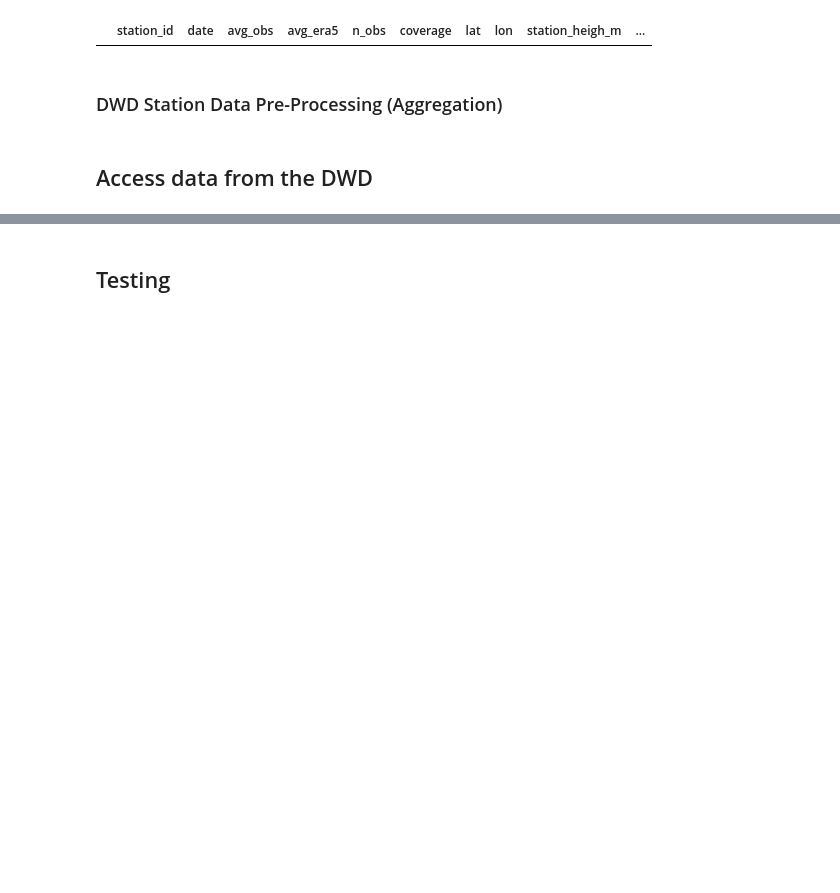
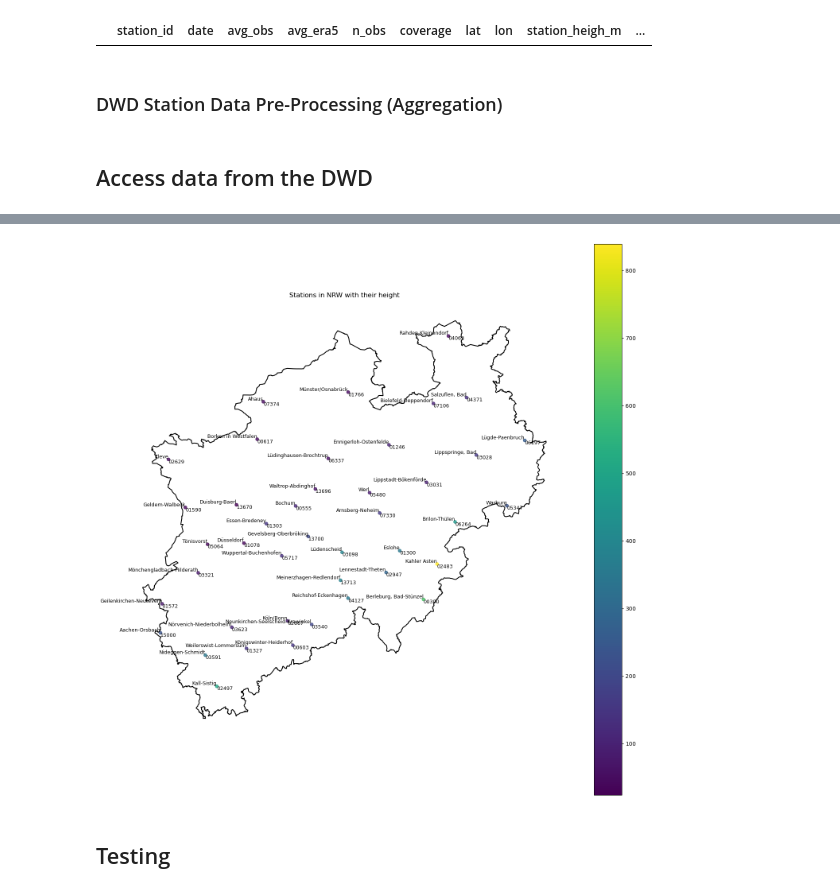
Before and after one commit to maschu09/earth-system-data-processing, a Jupyter notebook: data_access/project/project_esdp.ipynb, the cells around one changed output, grey strips where cells are left out. Drawn from its saved outputs; the diff is of its cells as text; code cells hidden in the pictures; blank space fills up the shorter version.

Commit message:
Add plot of NRW and all stations in NRW.

```diff
--- a/data_access/project/project_esdp.ipynb
+++ b/data_access/project/project_esdp.ipynb
@@ -200,3 +203,62 @@ NRW stations covering full period: 42
+# %%
+stations_gdf = gpd.GeoDataFrame(
+    stations_nrw,
+    geometry=gpd.points_from_xy(stations_nrw.lon, stations_nrw.lat),
+    crs="EPSG:4326"
+)
+
+# Load NRW borders from GADM v4.1
+gadm_zip = "https://geodata.ucdavis.edu/gadm/gadm4.1/shp/gadm41_DEU_shp.zip"
+de_states = gpd.read_file(f"zip+{gadm_zip}!gadm41_DEU_1.shp")
+nrw = de_states[de_states["NAME_1"] == "Nordrhein-Westfalen"]
+
+nrw = nrw.to_crs(stations_gdf.crs)
+
+fig, ax = plt.subplots(figsize=(18, 18))
+
+# plot NRW borders
+nrw.boundary.plot(
+    ax=ax,
+    linewidth=1.5,
+    color="black",
+    aspect="equal"
+)
+
+# plot stations and color them regarding their height
+stations_gdf.plot(
+    ax=ax,
+    column="station_height_m",        # 👈 Höhen-Spalte
+    cmap="viridis",         # Farbskala
+    markersize=30,
+    legend=True,            # Farblegende
+    alpha=0.8
+)
+
+for _, row in stations_gdf.iterrows():
+    ax.text(
+        row.geometry.x,
+        row.geometry.y,
+        str(row["STATIONS_ID"]),
+        fontsize=9,
+        ha="left",
+        va="top"
+    )
+
+for _, row in stations_gdf.iterrows():
+    ax.text(
+        row.geometry.x,
+        row.geometry.y,
+        str(row["stations_name"]),
+        fontsize=9,
+        ha="right",
+        va="bottom"
+    )
+
+ax.set_title("Stations in NRW with their height")
+ax.set_axis_off()
+plt.show()
+# %% [output]
+[figure, added]
 # %% [markdown]
 ## Testing
 # %%
```
Also changed, not shown: parts of 3 cells of this notebook.
